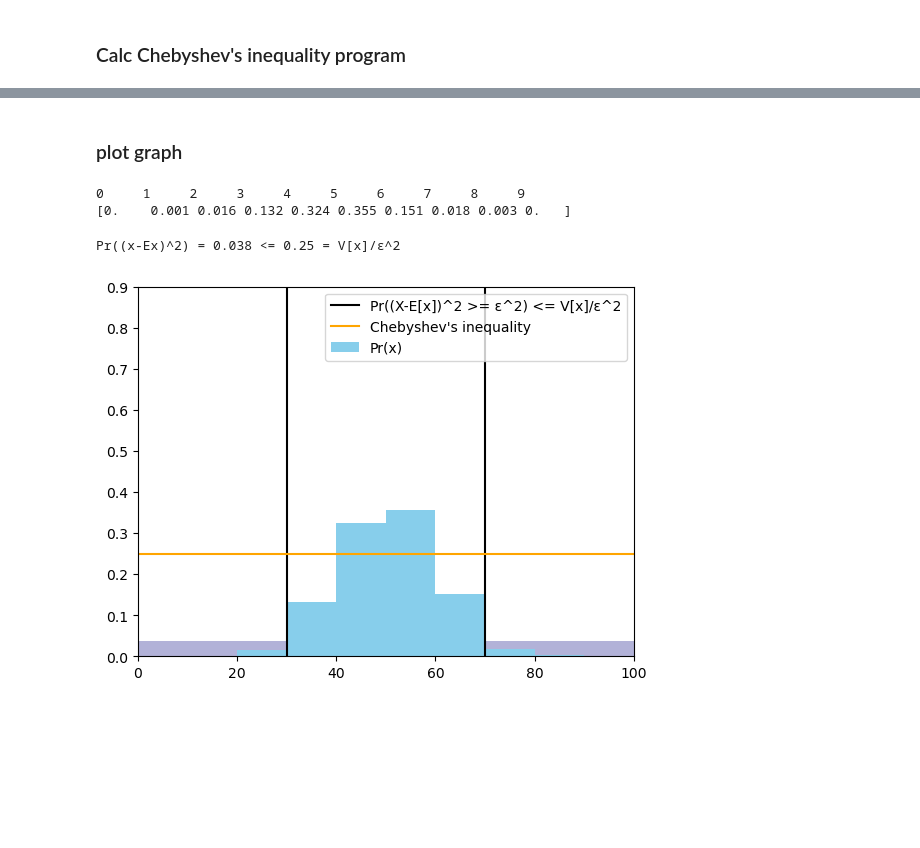
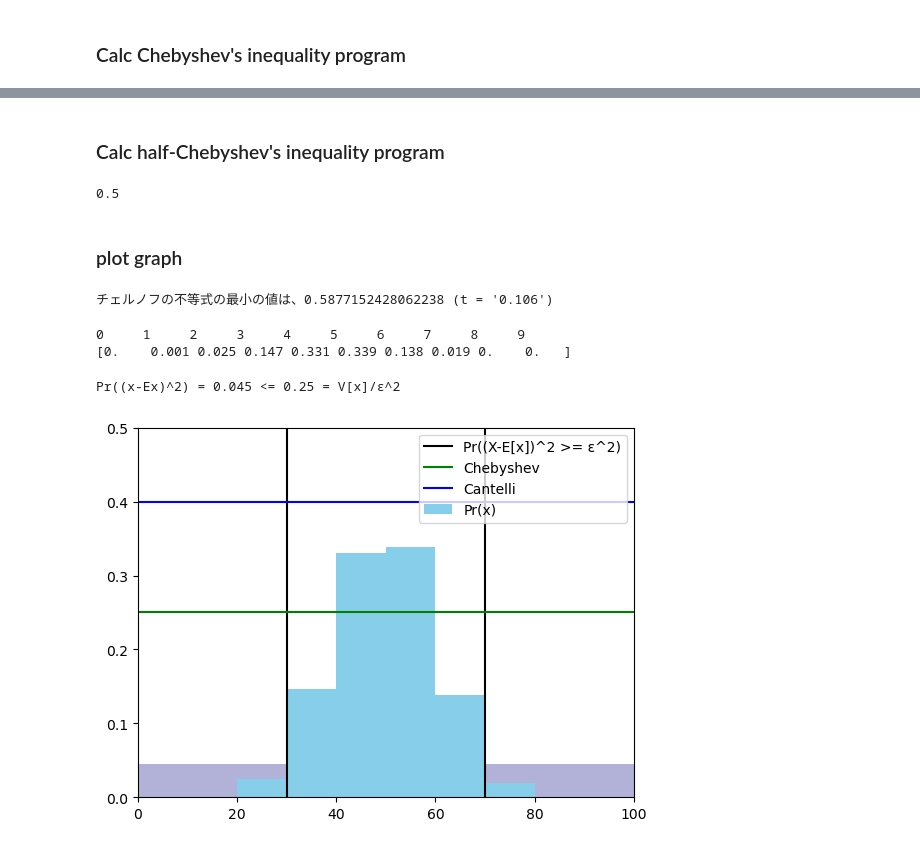
Before and after one commit to camellian0120/MLP-8_probabilityInequality, a Jupyter notebook: Chebyshev.ipynb, the cells around one changed output, grey strips where cells are left out. Drawn from its saved outputs; the diff is of its cells as text; code cells hidden in the pictures; blank space fills up the shorter version.

Commit message:
⚡️add Cantelli's inequality
Chebyshev.ipynbに一般化された一般化されたチェビシェフの不等式とカンテリの不等式を追加しました。
Added generalized Chebyshev's inequality and Cantelli's inequality to Chebyshev.ipynb.

```diff
--- a/Chebyshev.ipynb
+++ b/Chebyshev.ipynb
@@ -20,6 +20,10 @@ Y_rvs = norm.rvs(loc=Ex, scale=10, size=len(X))
 
 # 非負の実数ε
 epsilon = 20
+
+# 一般化された際の範囲a, b
+a = 0
+b = 60
 # %% [markdown]
 ### Calc Chebyshev's inequality program
 # %%
@@ -48,5 +62,38 @@ Pr((x-Ex)^2) = 0.038 <= 0.25 = V[x]/ε^2
+# %% [markdown]
+### Calc half-Chebyshev's inequality program
+# %%
+# カンテリ、片側チェビシェフの不等式
+def Chebyshev_half(eps):
+    return (Vx/(Vx+(eps)**2))
+
+if "__main__" in __name__:
+    print(Chebyshev_half(10))
+# %% [output]
+0.5
 # %% [markdown]
 ### plot graph
+# %%
+# ref : https://note.nkmk.me/python-for-usage/
+# function return Chernoff's inqeuality upper bound
+def Chernoff(t):
+    # 期待値は総和で計算
+    e_tx = 0
+    for loop in Y_rvs:
+        e_tx += np.exp(t*loop)
+
+    return (e_tx / len(Y_rvs))/ np.exp(t*b)
+
+# test
+loop_list = np.arange(0.001, 2, 0.001)
+min_apper_bound = [2147483647, -1]
+for loop in loop_list:
+    answer = Chernoff(loop)
+    if answer < float(min_apper_bound[0]):
+        min_apper_bound[0] = answer
+        min_apper_bound[1] = loop
+print("チェルノフの不等式の最小の値は、"+str(min_apper_bound[0])+" (t = '"+str(min_apper_bound[1])+"')")
+# %% [output]
+チェルノフの不等式の最小の値は、0.5877152428062238 (t = '0.106')
 # %%
 # Y_rvs の 10刻みの棒グラフ用の変数
 size = np.arange(0,10,1)
@@ -60,28 +107,29 @@ print("0     1     2     3     4     5     6     7     8     9     ")
 print(Pr10)
 # %% [output]
 0     1     2     3     4     5     6     7     8     9
-[0.    0.001 0.016 0.132 0.324 0.355 0.151 0.018 0.003 0.   ]
+[0.    0.001 0.025 0.147 0.331 0.339 0.138 0.019 0.    0.   ]
 # %%
 ## #グラフの表示
 # 基本の設定
 plt.xlim(0,100)
-plt.ylim(0,0.9)
+plt.ylim(0,0.5)
 
 # aの直線
-plt.axvline(70, color='black', label="Pr((X-E[x])^2 >= ε^2) <= V[x]/ε^2")
+plt.axvline(70, color='black', label="Pr((X-E[x])^2 >= ε^2)")
 plt.axvline(30, color='black')
 
 # 確率分布 (10刻み)
 plt.bar(60+20, Pr10[0]+Pr10[1]+Pr10[2]+Pr10[7]+Pr10[8]+Pr10[9], 40, color='navy', alpha=0.3)
 plt.bar(40-20, Pr10[0]+Pr10[1]+Pr10[2]+Pr10[7]+Pr10[8]+Pr10[9], 40, color='navy', alpha=0.3)
 plt.bar(size*10+5, Pr10, 10, color='skyblue', label="Pr(x)")
 
 # チェビシェフの不等式
-plt.axhline(Chebyshev(), color='orange', label="Chebyshev's inequality")
+plt.axhline(Chebyshev(), color='green', label="Chebyshev")
+plt.axhline(Chebyshev_half(eps=20)*2, color='blue', label="Cantelli")
 
 # 表示
 plt.legend()
 plt.show()
 # %% [output]
-Pr((x-Ex)^2) = 0.038 <= 0.25 = V[x]/ε^2
+Pr((x-Ex)^2) = 0.045 <= 0.25 = V[x]/ε^2
-[figure, old version]
+[figure, new version]
```
Also changed, not shown: parts of 3 cells of this notebook.
